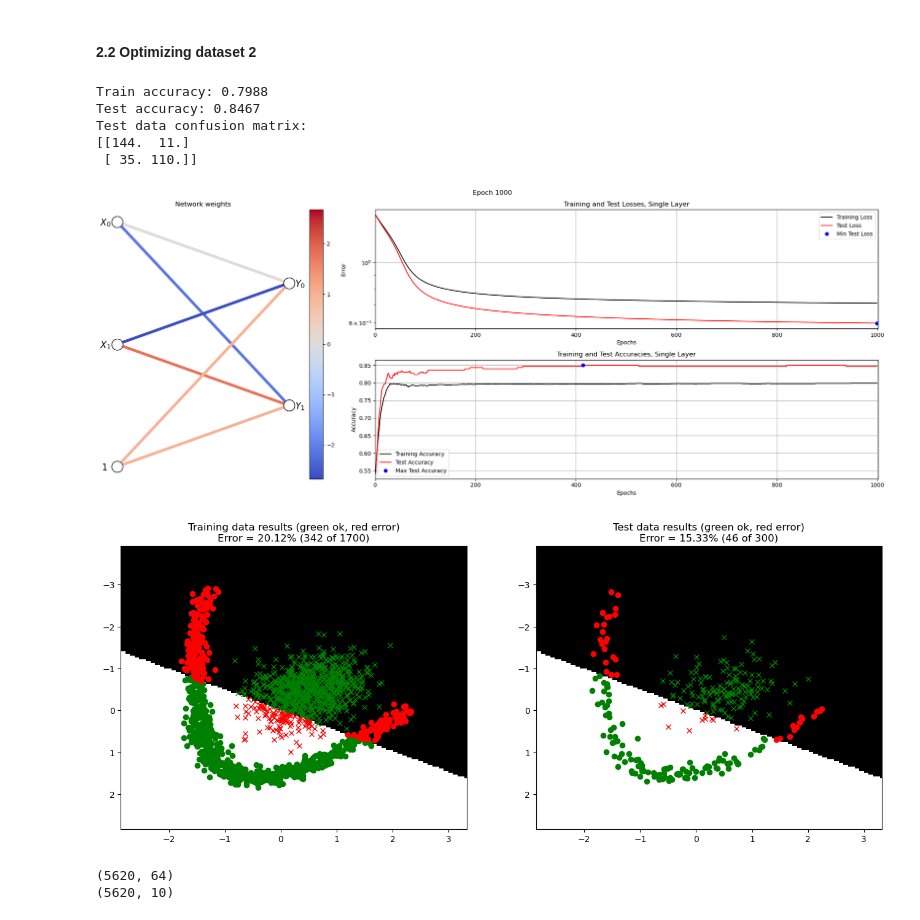
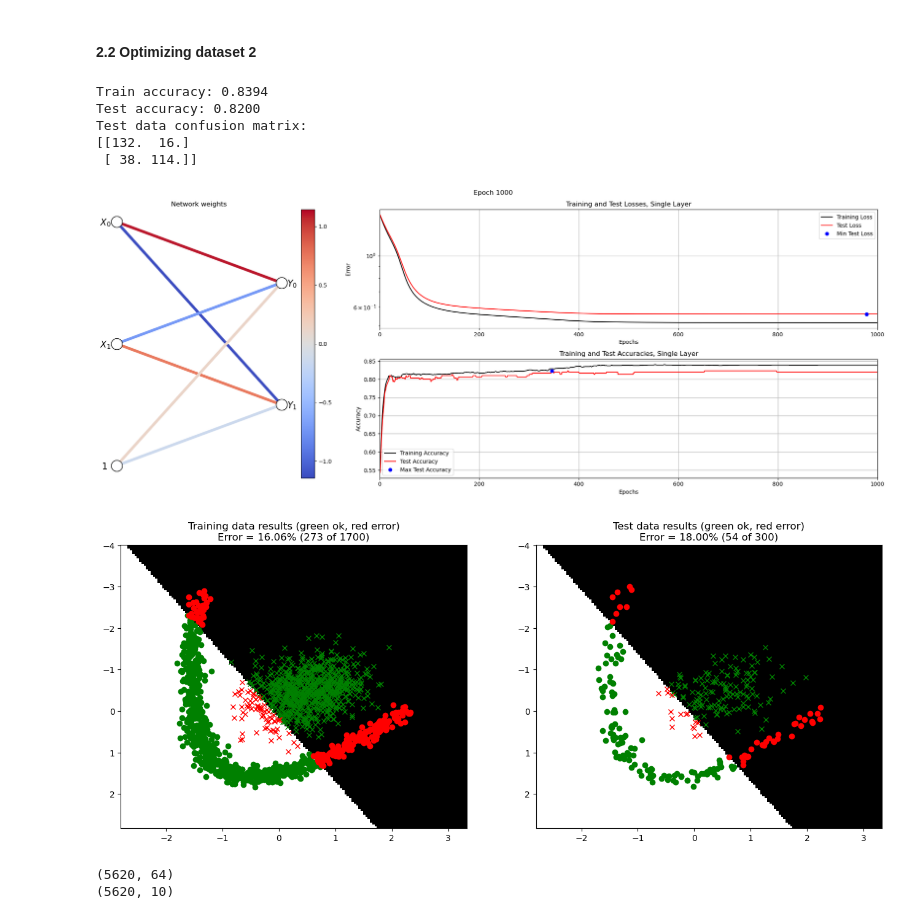
Before and after one commit to ash-rulz/NeuralNet, a Jupyter notebook: A1_Supervised/main2_SingleLayer.ipynb, the cells around one changed output. Cells and saved outputs as stored; diff of their text form; code cells hidden in the pictures.

```diff
--- a/A1_Supervised/main2_SingleLayer.ipynb
+++ b/A1_Supervised/main2_SingleLayer.ipynb
@@ -69,7 +69,10 @@ def forward(X, W, B, useTanhOutput=False):
     # === Your code here =========================
     # --------------------------------------------
 
-    Y = np.tanh(X @ W + B)
+    if useTanhOutput:
+        Y = np.tanh(X @ W + B)
+    else:
+        Y = (X @ W + B)
 
     # ============================================
 
@@ -110,11 +113,15 @@ def backward(W, B, X, Y, D, useTanhOutput=False):
     # Calculate gradients
     C, _ = forward(X, W, B, True)
     pd_L_C = 1/N * 1/K * (2 * (C-D))
-    pd_C_B = 1-(C**2)
+    if useTanhOutput:
+        pd_C_B = 1-(C**2)
+    else:
+        pd_C_B = 1
+
     pd_B_W = X
     GradW =  pd_B_W.T @ (pd_L_C * pd_C_B)
     #Question: What is the purpose of Y?
-    GradB = np.mean(pd_L_C * pd_C_B, axis = 0)#Taking the mean over all the samples
+    GradB = np.sum(pd_L_C * pd_C_B, axis = 0)#Taking the mean over all the samples
 
     # ============================================
 
@@ -147,8 +154,8 @@ def update(W, B, GradW, GradB, params):
     # === Your code here =========================
     # --------------------------------------------
 
-    W = W - LR * GradW
-    B = B - LR * GradB
+    W = W - (LR * GradW)
+    B = B - (LR * GradB)
 
     # ============================================
 
@@ -251,7 +258,7 @@ def trainSingleLayer(XTrain, DTrain, XTest, DTest, W0, B0, params, plotProgress=
 It is time to test your implementation by training the a network on the first dataset. You will begin by running all the required code manually, so you will see and understand each part of the process. Later, we will define a function that does all these steps for you. But for now, run the following cell to load the data and split it into training and test sets.
 # %%
 # Select and load dataset
-datasetNr = 1
+datasetNr = 2
 X, D, L = loadDataset(datasetNr)
 
 # Split data into training and test sets
@@ -487,30 +494,30 @@ When you have acheived a stable training, run it once with and once without norm
 # %%
 # --------------------------------------------
 # === Your code here =========================
 # --------------------------------------------
 
 nInputs  = 2
 nClasses = 2
 
 #Xavier initialization
 lower = -(1.0 / np.sqrt(2))# 2 - number of nodes in the previous layer
 upper = (1.0 / np.sqrt(2))
 W0 = np.linspace(lower, upper , nInputs * nClasses).reshape(nInputs,nClasses)
 
 B0 = np.array([1,1]).reshape(1,2)
 
-params = {"epochs": 1000, "learningRate": 0.05, "normalize": True, "useTanhOutput": False}
+params = {"epochs": 1000, "learningRate": 0.05, "normalize": True, "useTanhOutput": True}
 # ============================================
 
 trainSingleLayerOnDataset(2, 0.15, W0, B0, params)
 # %% [output]
-Train accuracy: 0.7988
-Test accuracy: 0.8467
+Train accuracy: 0.8394
+Test accuracy: 0.8200
 Test data confusion matrix:
-[[144.  11.]
- [ 35. 110.]]
+[[132.  16.]
+ [ 38. 114.]]
-[figure, old version]
+[figure, new version]
-[figure, old version]
+[figure, new version]
 # %%
 X, D, L = loadDataset(4)
 print(X.shape)
```
Also changed, not shown: parts of 10 cells of this notebook, 2 other files.
